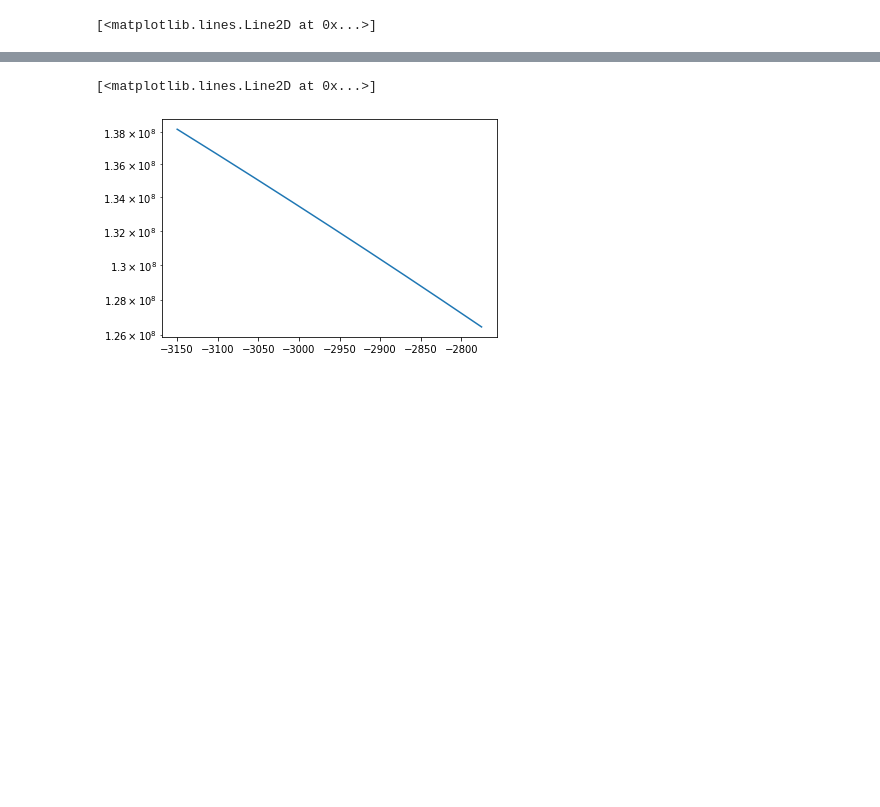
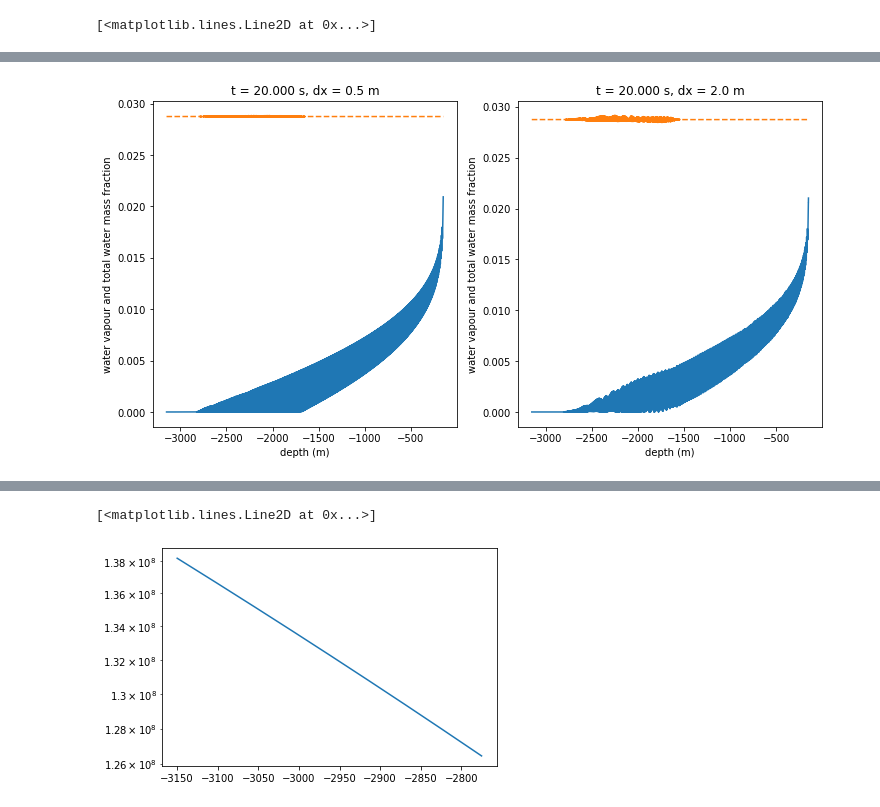
Before and after one commit to fredriclam/quail_volcano, a Jupyter notebook: scenarios/conduit_flow/inspector.ipynb, the cells around one changed output, grey strips where cells are left out. Cells and saved outputs as stored; diff of their text form; code cells hidden in the pictures; blank space fills up the shorter version.

```diff
--- a/scenarios/conduit_flow/inspector.ipynb
+++ b/scenarios/conduit_flow/inspector.ipynb
@@ -263,0 +321,5 @@ x[1,0,0] - x[0,0,0,]
+# %%
+np.array(loaded_test_p).shape
+_lm = (np.moveaxis(np.array(loaded_test_p), (0,1), (-1,-2))).shape
+(np.moveaxis(np.reshape(np.moveaxis(_lm, (0,1), (-2,-1)),
+    (*_lm.shape[:-2], np.prod(_lm.shape[-2:]))), -1, 0))
@@ -359,0 +567,83 @@ x_mg_regular.shape, u_coll.shape
+# %%
+'''Side-by-side plotting '''
+
+plt.figure(101, figsize=(12,6))
+plt.clf()
+plt.subplot(1,2,1)
+plt.plot(x_mg[-1,:], yWv_coll[-1,...].ravel())
+plt.plot(x_mg[-1,:], yWt_coll[-1,...].ravel(), '--')
+plt.title(f"t = {t_coll.ravel()[-1]:.3f} s, dx = 0.5 m")
+plt.xlabel("depth (m)")
+plt.ylabel("water vapour and total water mass fraction")
+
+plt.subplot(1,2,2)
+plt.plot(xc.ravel(), yWv_collc[-1,...].ravel())
+plt.plot(xc.ravel(), yWt_collc[-1,...].ravel(), '--')
+plt.title(f"t = {t_collc.ravel()[-1]:.3f} s, dx = 2.0 m")
+plt.xlabel("depth (m)")
+plt.ylabel("water vapour and total water mass fraction")
+
+plt.figure(102, figsize=(12,6))
+plt.clf()
+plt.subplot(1,3,1)
+yC_fn = lambda t: 0.4025 * (1.1 - 0.1 * np.cos(2*np.pi*t/4.0))
+_t_test = np.linspace(0, t_coll.ravel()[-1], 1000)
+plt.plot(_t_test, yC_fn(_t_test))
+plt.ylim(0.4,0.49)
+plt.xlabel("time (s)")
+plt.ylabel("inlet crystal mass fraction")
+plt.subplot(1,3,2)
+plt.plot(x_mg[-1,:], yC_coll[-1,...].ravel())
+plt.title(f"t = {t_coll.ravel()[-1]:.3f} s, dx = 0.5 m")
+plt.ylim(0.4,0.49)
+plt.xlabel("depth (m)")
+plt.ylabel("crystal mass fraction")
+plt.subplot(1,3,3)
+plt.plot(xc.ravel(), yC_collc[-1,...].ravel())
+plt.title(f"t = {t_collc.ravel()[-1]:.3f} s, dx = 2.0 m")
+plt.ylim(0.4,0.49)
+plt.xlabel("depth (m)")
+plt.ylabel("crystal mass fraction")
+
+plt.figure(103, figsize=(12,6))
+plt.clf()
+plt.subplot(1,2,1)
+plt.plot(x_mg[-1,:], u_coll[-1,...].ravel())
+plt.title(f"t = {t_coll.ravel()[-1]:.3f} s, dx = 0.5 m")
+plt.xlabel("depth (m)")
+plt.ylabel("velocity (m/s)")
+plt.subplot(1,2,2)
+plt.plot(xc.ravel(), u_collc[-1,...].ravel())
+plt.title(f"t = {t_collc.ravel()[-1]:.3f} s, dx = 2.0 m")
+plt.xlabel("depth (m)")
+plt.ylabel("velocity (m/s)")
+
+plt.figure(104, figsize=(12,6))
+plt.clf()
+plt.subplot(1,2,1)
+plt.plot(x_mg[-1,:], p_coll[-1,...].ravel())
+plt.title(f"t = {t_coll.ravel()[-1]:.3f} s, dx = 0.5 m")
+plt.xlabel("depth (m)")
+plt.ylabel("pressure (Pa)")
+plt.subplot(1,2,2)
+plt.plot(xc.ravel(), p_collc[-1,...].ravel())
+plt.title(f"t = {t_collc.ravel()[-1]:.3f} s, dx = 2.0 m")
+plt.xlabel("depth (m)")
+plt.ylabel("pressure (Pa)")
+
+plt.figure(105, figsize=(12,6))
+plt.clf()
+conduit_radius = solver1D_par_fine(0,0).physics.source_terms[1].conduit_radius
+plt.subplot(1,2,1)
+plt.semilogy(x_mg[-1,:], -(mu_coll*conduit_radius/2)[-1,...].ravel())
+plt.title(f"t = {t_coll.ravel()[-1]:.3f} s, dx = 0.5 m")
+plt.xlabel("depth (m)")
+plt.ylabel("- friction force per volume * r_conduit (Pa)")
+plt.ylim(1e5, 1e9)
+plt.subplot(1,2,2)
+plt.semilogy(xc.ravel(), -(mu_collc*conduit_radius/2)[-1,...].ravel())
+plt.title(f"t = {t_collc.ravel()[-1]:.3f} s, dx = 2.0 m")
+plt.xlabel("depth (m)")
+plt.ylabel("- friction force per volume * r_conduit (Pa)")
+plt.ylim(1e5, 1e9)
+# %% [output]
@@ -359,0 +651 @@ x_mg_regular.shape, u_coll.shape
+[figure, added]
```
Also changed, not shown: parts of 35 cells of this notebook, 1 other file.
